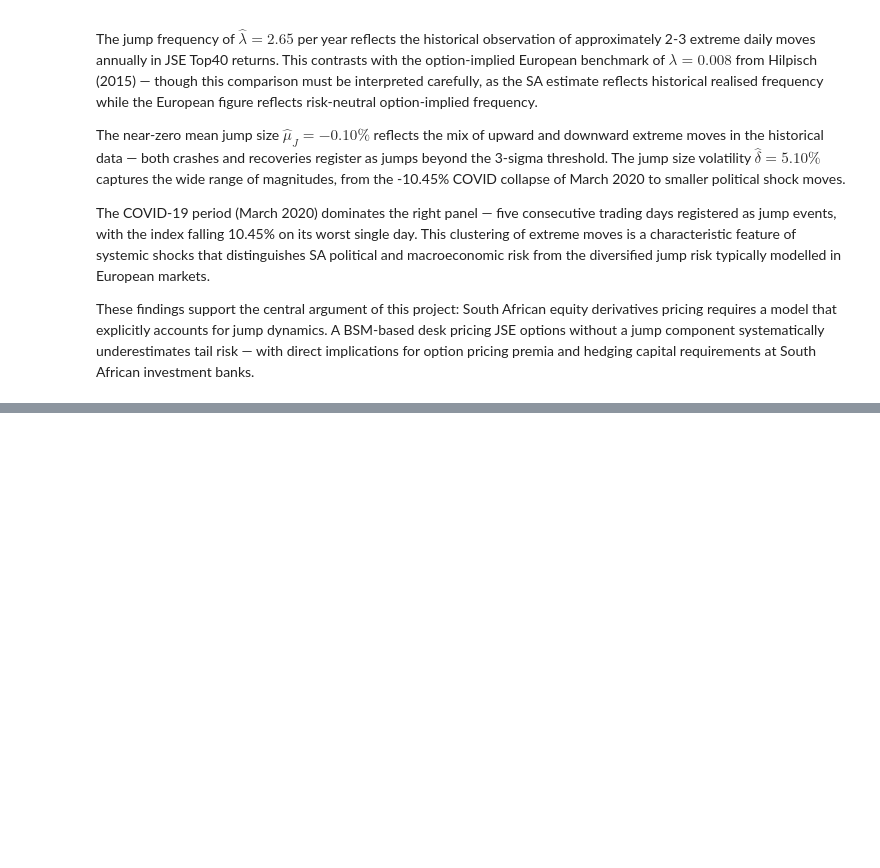
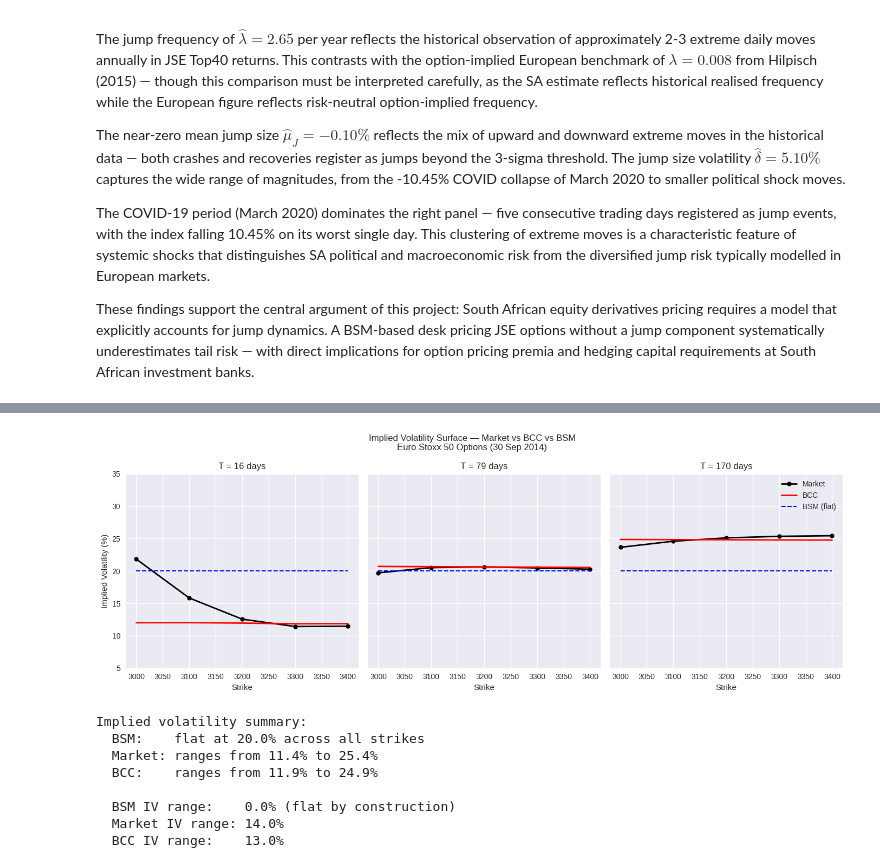
Before and after one commit to LefasoMachere11/bcc-sa-derivatives, a Jupyter notebook: final_project.ipynb, the cells around one changed output, grey strips where cells are left out. Saved outputs shown, nothing was run; the diff lists cells and outputs as text; code cells hidden in the pictures; blank space fills up the shorter version.

Commit message:
Complete Section 6.5 implied vol surface

```diff
--- a/final_project.ipynb
+++ b/final_project.ipynb
@@ -2058,0 +2337,58 @@ South African investment banks.
+# %%
+# ── Plot implied volatility surface ───────────────────────────
+fig, axes = plt.subplots(1, 3, figsize=(14, 5), sharey=True)
+
+maturities_unique = sorted(options['Maturity'].unique())
+
+for idx, T in enumerate(maturities_unique):
+    ax   = axes[idx]
+    mask = options['Maturity'].values == T
+    K    = strikes[mask]
+    days = int(T * 365)
+
+    ax.plot(K, iv_market[mask] * 100,
+            'ko-', lw=2, ms=6, label='Market')
+    ax.plot(K, iv_bcc[mask] * 100,
+            'r-', lw=2, label='BCC')
+    ax.plot(K, iv_bsm[mask] * 100,
+            'b--', lw=1.5, label='BSM (flat)')
+
+    ax.set_title(f'T = {days} days')
+    ax.set_xlabel('Strike')
+    if idx == 0:
+        ax.set_ylabel('Implied Volatility (%)')
+    ax.set_ylim(5, 35)
+
+axes[-1].legend(loc='upper right')
+fig.suptitle(
+    'Implied Volatility Surface — Market vs BCC vs BSM\n'
+    'Euro Stoxx 50 Options (30 Sep 2014)',
+    fontsize=12
+)
+plt.tight_layout()
+plt.show()
+
+# ── Summary ────────────────────────────────────────────────────
+print("Implied volatility summary:")
+print(f"  BSM:    flat at {sigma_bsm*100:.1f}% across all strikes")
+print(f"  Market: ranges from "
+      f"{np.nanmin(iv_market)*100:.1f}% to "
+      f"{np.nanmax(iv_market)*100:.1f}%")
+print(f"  BCC:    ranges from "
+      f"{np.nanmin(iv_bcc)*100:.1f}% to "
+      f"{np.nanmax(iv_bcc)*100:.1f}%")
+print(f"\n  BSM IV range:    0.0% (flat by construction)")
+print(f"  Market IV range: "
+      f"{(np.nanmax(iv_market)-np.nanmin(iv_market))*100:.1f}%")
+print(f"  BCC IV range:    "
+      f"{(np.nanmax(iv_bcc)-np.nanmin(iv_bcc))*100:.1f}%")
+# %% [output]
+[figure, added]
+Implied volatility summary:
+  BSM:    flat at 20.0% across all strikes
+  Market: ranges from 11.4% to 25.4%
+  BCC:    ranges from 11.9% to 24.9%
+
+  BSM IV range:    0.0% (flat by construction)
+  Market IV range: 14.0%
+  BCC IV range:    13.0%
```
Also changed, not shown: parts of 6 cells of this notebook.
